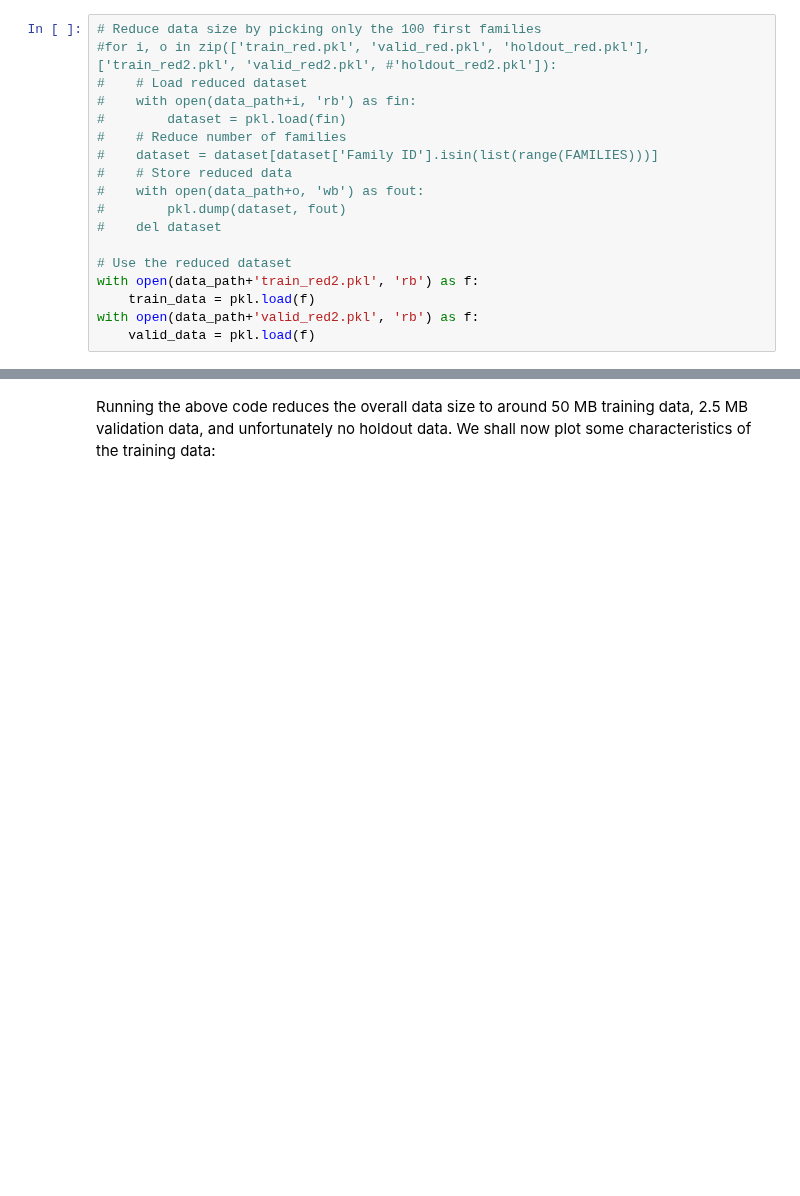
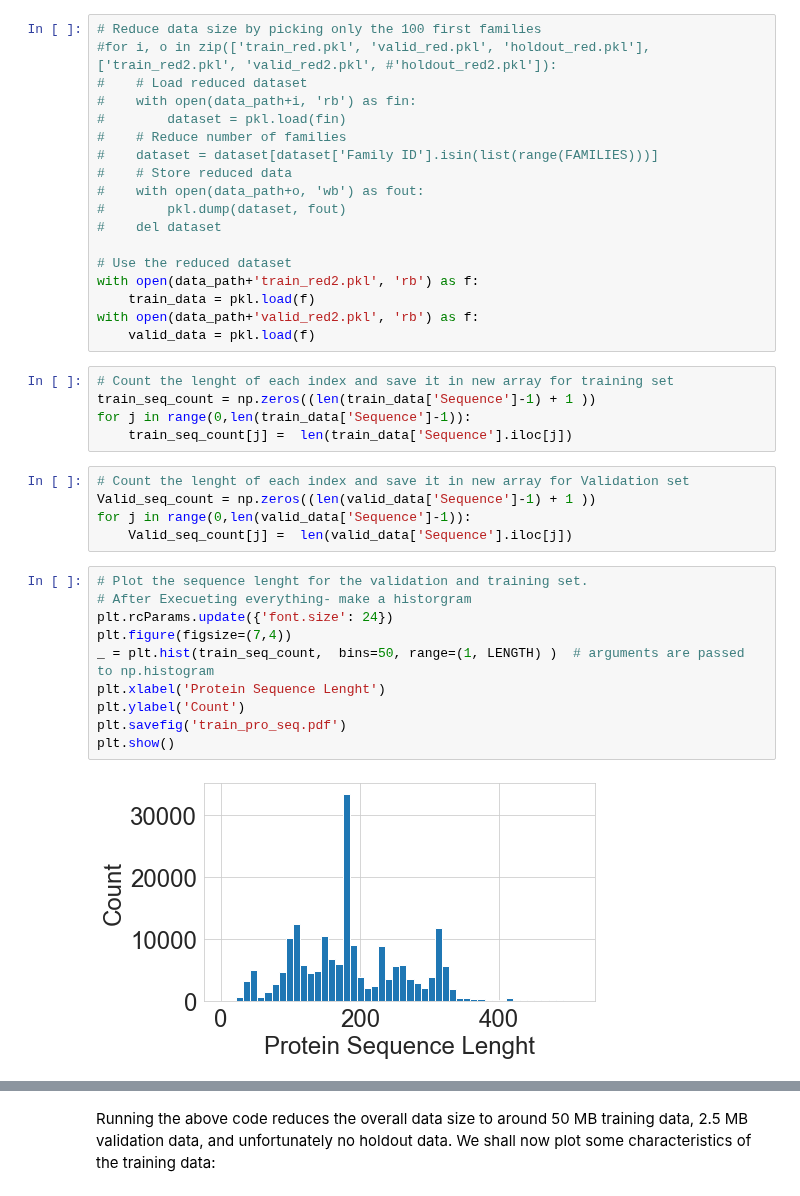
Before and after one commit to hansemandse/prowave, a Jupyter notebook: src/DeeplearningProject.ipynb, the cells around one changed output, grey strips where cells are left out. Cells and saved outputs as stored; diff of their text form; blank space fills up the shorter version.

```diff
--- a/src/DeeplearningProject.ipynb
+++ b/src/DeeplearningProject.ipynb
@@ -174,3 +176,25 @@ with open(data_path+'train_red2.pkl', 'rb') as f:
     train_data = pkl.load(f)
 with open(data_path+'valid_red2.pkl', 'rb') as f:
     valid_data = pkl.load(f)
+# %%
+# Count the lenght of each index and save it in new array for training set
+train_seq_count = np.zeros((len(train_data['Sequence']-1) + 1 ))
+for j in range(0,len(train_data['Sequence']-1)):
+    train_seq_count[j] =  len(train_data['Sequence'].iloc[j])
+# %%
+# Count the lenght of each index and save it in new array for Validation set
+Valid_seq_count = np.zeros((len(valid_data['Sequence']-1) + 1 ))
+for j in range(0,len(valid_data['Sequence']-1)):
+    Valid_seq_count[j] =  len(valid_data['Sequence'].iloc[j])
+# %%
+# Plot the sequence lenght for the validation and training set.
+# After Execueting everything- make a historgram
+plt.rcParams.update({'font.size': 24})
+plt.figure(figsize=(7,4))
+_ = plt.hist(train_seq_count,  bins=50, range=(1, LENGTH) )  # arguments are passed to np.histogram
+plt.xlabel('Protein Sequence Lenght')
+plt.ylabel('Count')
+plt.savefig('train_pro_seq.pdf')
+plt.show()
+# %% [output]
+[figure, added]
```
Also changed, not shown: parts of 10 cells of this notebook.
